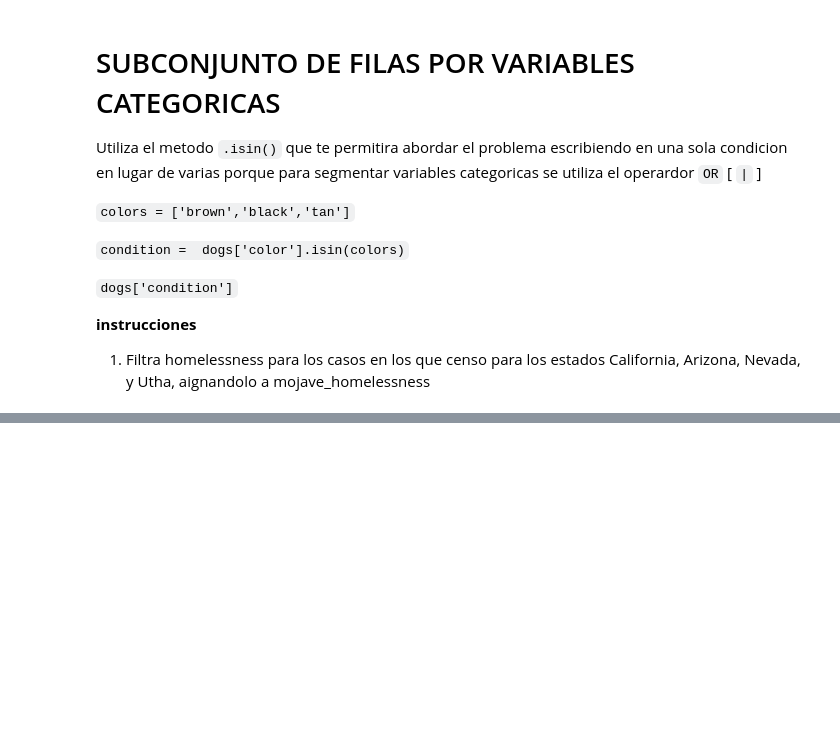
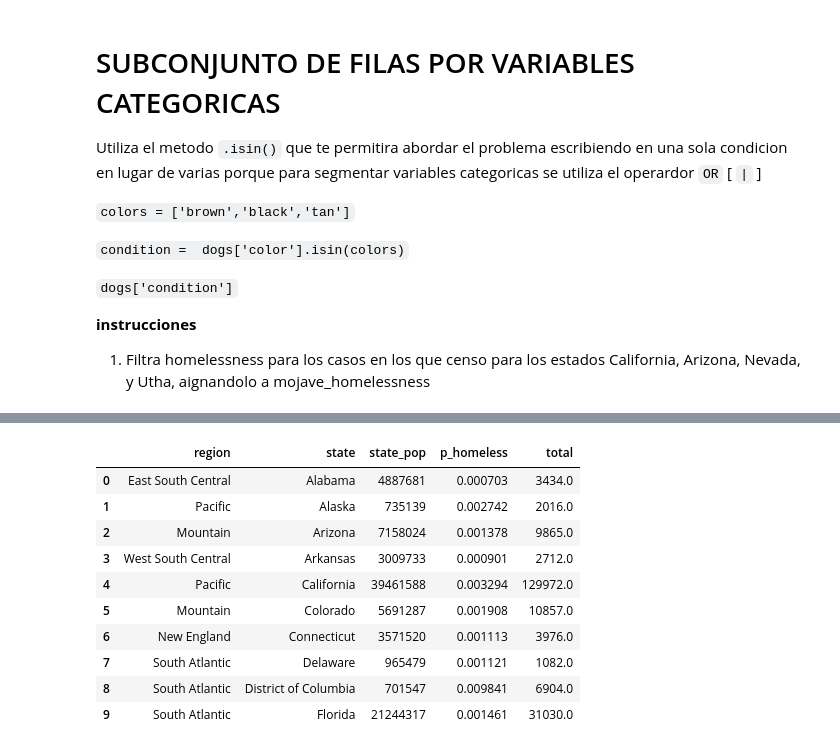
Before and after one commit to UrielBernabeFlores58/ADPND2025, a Jupyter notebook: datasets/05-transformacion-de-dataframes.ipynb, the cells around one changed output, grey strips where cells are left out. Drawn from its saved outputs; the diff is of its cells as text; code cells hidden in the pictures; blank space fills up the shorter version.

```diff
--- a/datasets/05-transformacion-de-dataframes.ipynb
+++ b/datasets/05-transformacion-de-dataframes.ipynb
@@ -208,0 +222,21 @@ Name: state, dtype: bool]
+# %%
+#Agregar una columna total como la suma de individuals y family members
+homelessness['total'] = homelessness['individuals'] + homelessness['family_members']
+
+# Agregar columna p_homelessness como proporcion del total de homelessness de la poblacion para el state de la poblacion
+homelessness['p_homeless'] = homelessness['total'] / homelessness['state_pop']
+
+#vizualizar el resultado
+homelessness[['region', 'state', 'state_pop', 'p_homeless', 'total']].head(10)
+# %% [output]
+|  | region | state | state_pop | p_homeless | total |
+| 0 | East South Central | Alabama | 4887681 | 0.000703 | 3434.0 |
+| 1 | Pacific | Alaska | 735139 | 0.002742 | 2016.0 |
+| 2 | Mountain | Arizona | 7158024 | 0.001378 | 9865.0 |
+| 3 | West South Central | Arkansas | 3009733 | 0.000901 | 2712.0 |
+| 4 | Pacific | California | 39461588 | 0.003294 | 129972.0 |
+| 5 | Mountain | Colorado | 5691287 | 0.001908 | 10857.0 |
+| 6 | New England | Connecticut | 3571520 | 0.001113 | 3976.0 |
+| 7 | South Atlantic | Delaware | 965479 | 0.001121 | 1082.0 |
+| 8 | South Atlantic | District of Columbia | 701547 | 0.009841 | 6904.0 |
+| 9 | South Atlantic | Florida | 21244317 | 0.001461 | 31030.0 |
```
Also changed, not shown: parts of 6 cells of this notebook, 3 other files.
